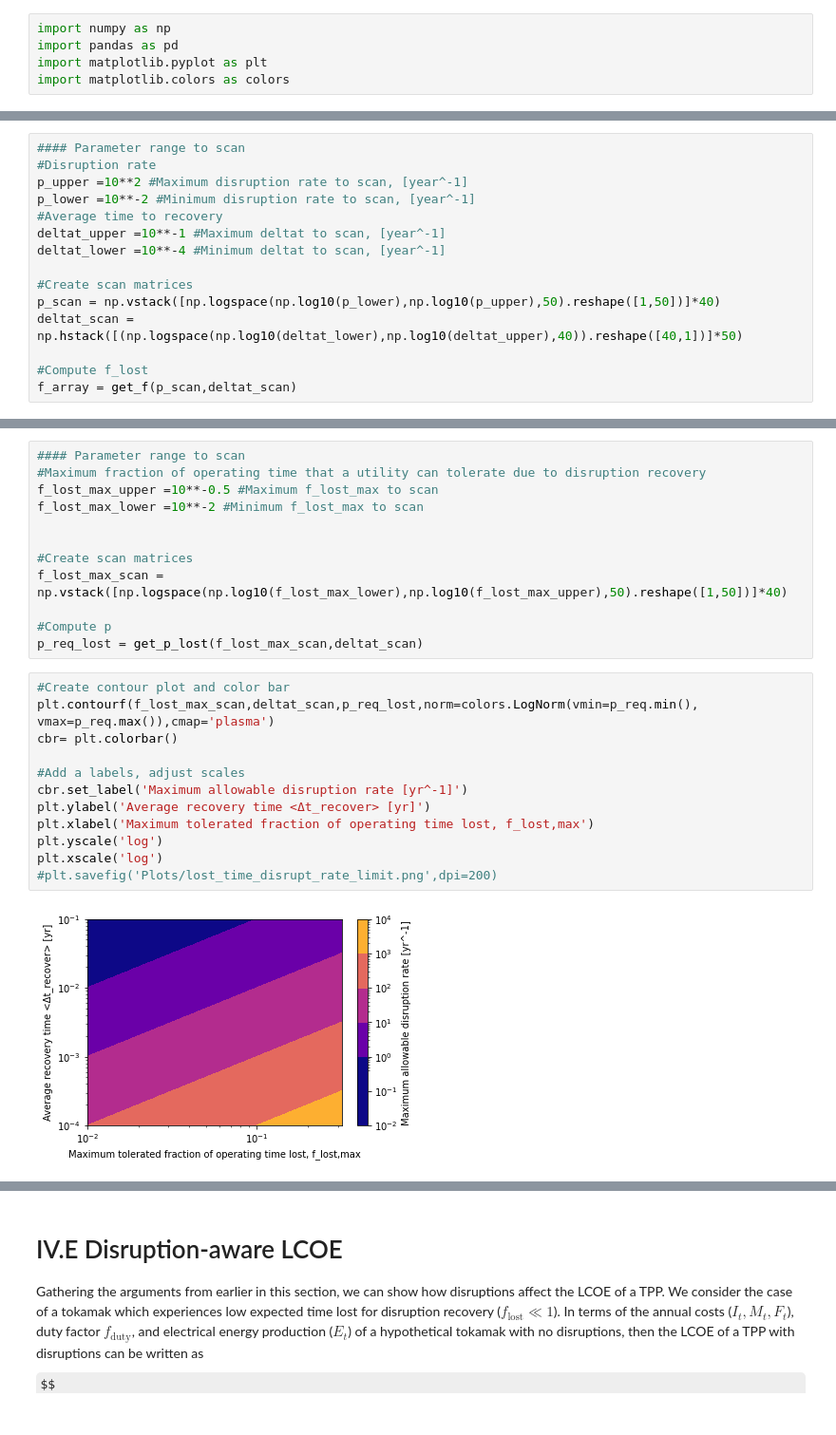
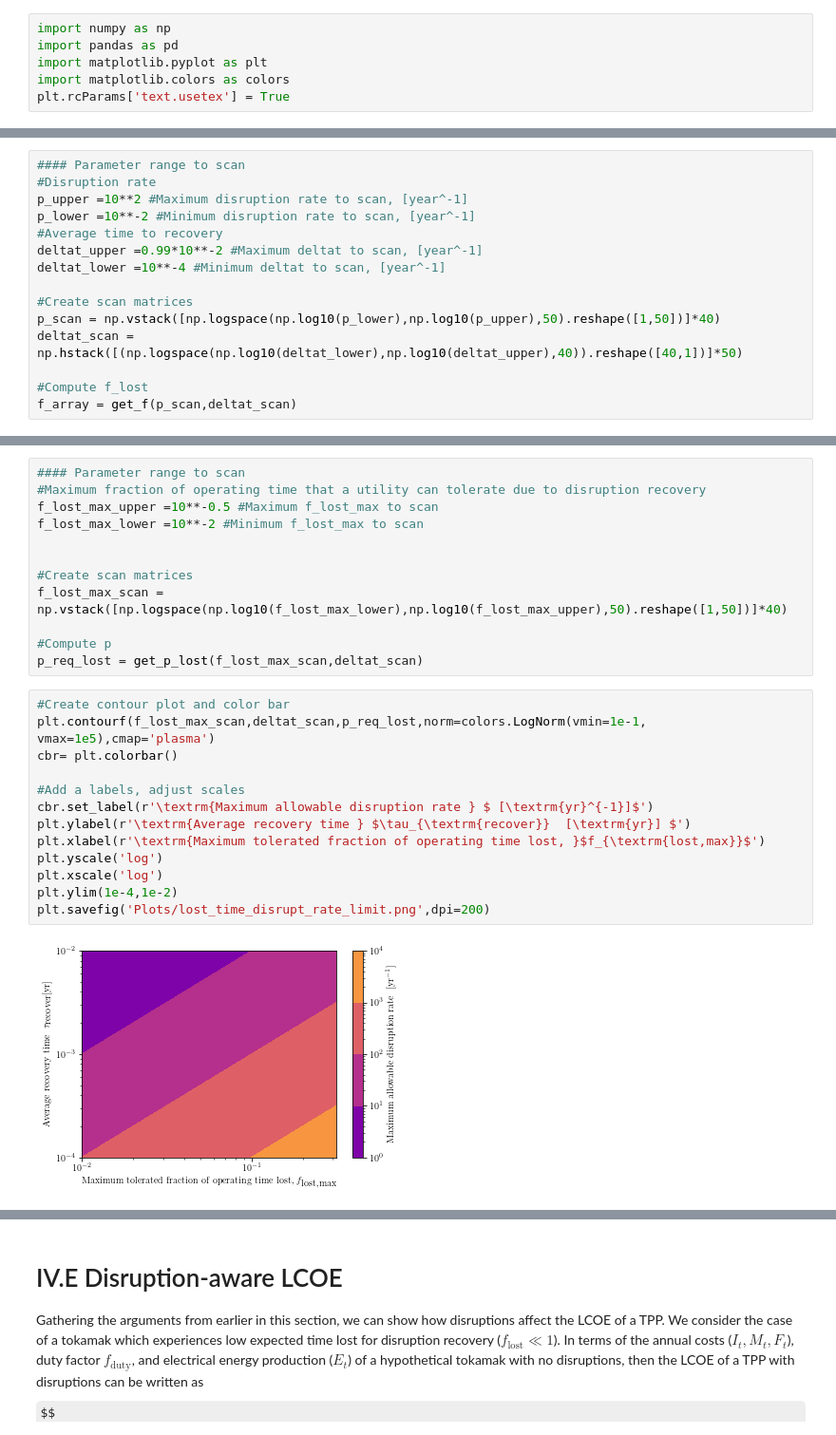
Before and after one commit to andrew-maris/disruptions-tokamak-economics, a Jupyter notebook: model_plots_data.ipynb, the cells around one changed output, grey strips where cells are left out. Shown at 95% size. Saved outputs shown, nothing was run; the diff lists cells and outputs as text; some formulas as TeX source.

```diff
--- a/model_plots_data.ipynb
+++ b/model_plots_data.ipynb
@@ -13,6 +13,7 @@ import numpy as np
 import pandas as pd
 import matplotlib.pyplot as plt
 import matplotlib.colors as colors
+plt.rcParams['text.usetex'] = True
 # %% [markdown]
 # Section IV.B: Reduced electricity production from accumulated damage
 
@@ -145,7 +150,7 @@ We produce plots of $f_{\textrm{lost}}$ assuming only one type of disruption of
 p_upper =10**2 #Maximum disruption rate to scan, [year^-1]
 p_lower =10**-2 #Minimum disruption rate to scan, [year^-1]
 #Average time to recovery
-deltat_upper =10**-1 #Maximum deltat to scan, [year^-1]
+deltat_upper =0.99*10**-2 #Maximum deltat to scan, [year^-1]
 deltat_lower =10**-4 #Minimum deltat to scan, [year^-1]
 
 #Create scan matrices
@@ -209,16 +218,17 @@ f_lost_max_scan = np.vstack([np.logspace(np.log10(f_lost_max_lower),np.log10(f_l
 p_req_lost = get_p_lost(f_lost_max_scan,deltat_scan)
 # %%
 #Create contour plot and color bar
-plt.contourf(f_lost_max_scan,deltat_scan,p_req_lost,norm=colors.LogNorm(vmin=p_req.min(), vmax=p_req.max()),cmap='plasma')
+plt.contourf(f_lost_max_scan,deltat_scan,p_req_lost,norm=colors.LogNorm(vmin=1e-1, vmax=1e5),cmap='plasma')
 cbr= plt.colorbar()
 
 #Add a labels, adjust scales
-cbr.set_label('Maximum allowable disruption rate [yr^-1]')
-plt.ylabel('Average recovery time <Δt_recover> [yr]')
-plt.xlabel('Maximum tolerated fraction of operating time lost, f_lost,max')
+cbr.set_label(r'\textrm{Maximum allowable disruption rate } $ [\textrm{yr}^{-1}]$')
+plt.ylabel(r'\textrm{Average recovery time } $\tau_{\textrm{recover}}  [\textrm{yr}] $')
+plt.xlabel(r'\textrm{Maximum tolerated fraction of operating time lost, }$f_{\textrm{lost,max}}$')
 plt.yscale('log')
 plt.xscale('log')
-#plt.savefig('Plots/lost_time_disrupt_rate_limit.png',dpi=200)
+plt.ylim(1e-4,1e-2)
+plt.savefig('Plots/lost_time_disrupt_rate_limit.png',dpi=200)
 # %% [output]
-[figure, old version]
+[figure, new version]
 # %%
```
Also changed, not shown: parts of 15 cells of this notebook, 12 other files.
